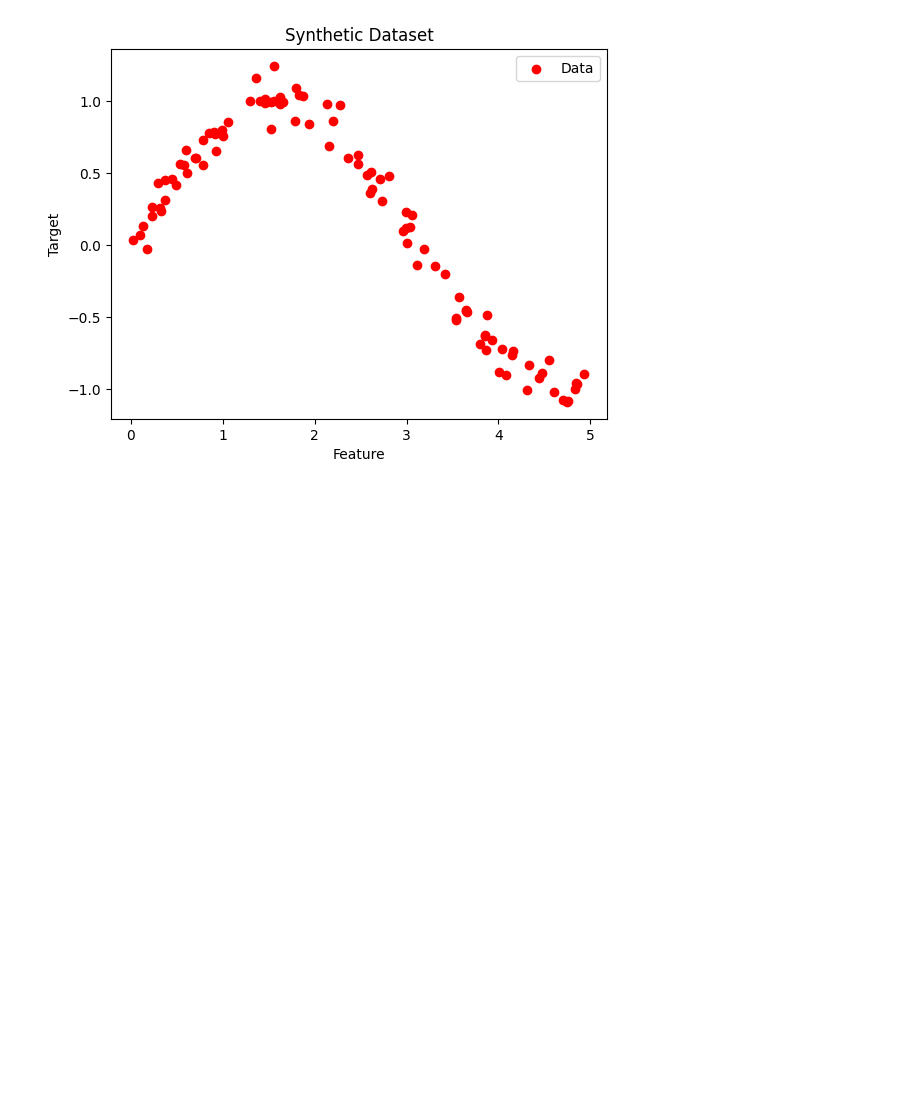
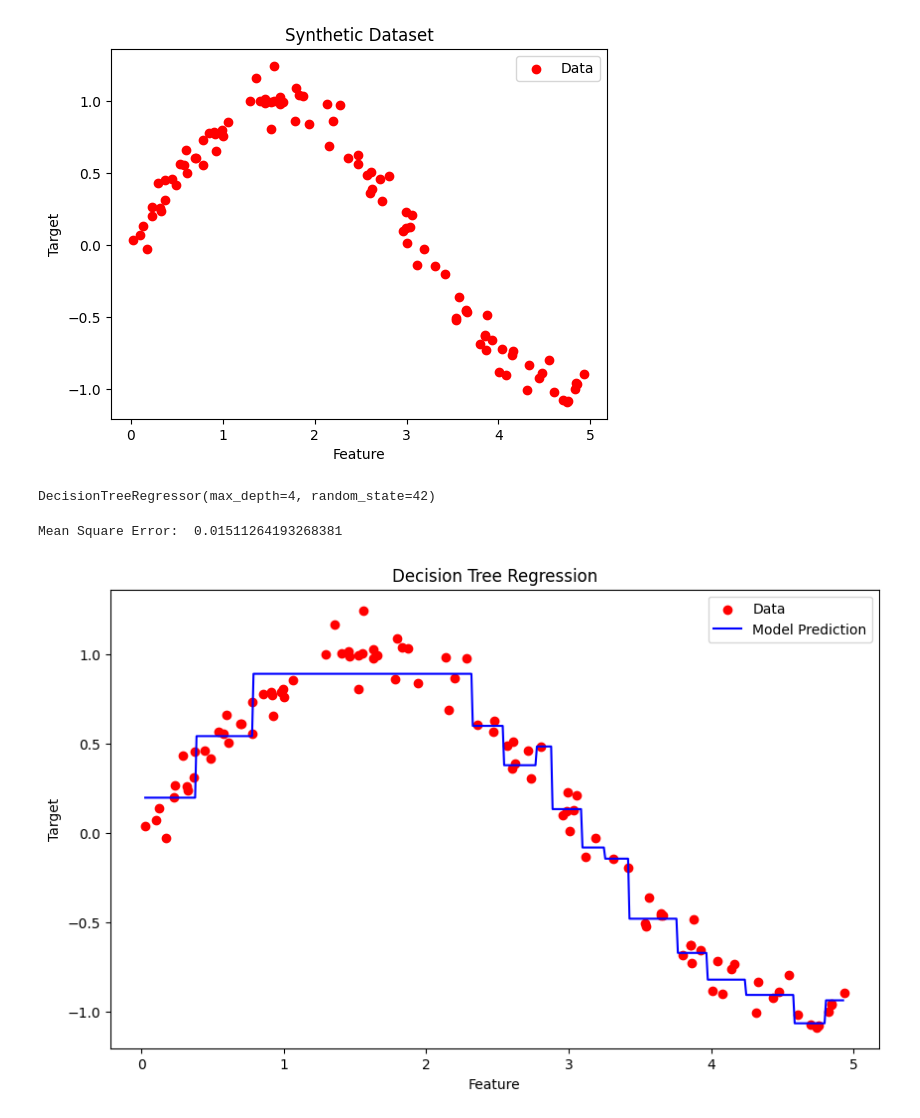
Before and after one commit to dipak1920basnet/Decision_Tree, a Jupyter notebook: decision_tree_regression.ipynb, the cells around one changed output. Cells and saved outputs as stored; diff of their text form; code cells hidden in the pictures; blank space fills up the shorter version.

Commit message:
visualize the tree

```diff
--- a/decision_tree_regression.ipynb
+++ b/decision_tree_regression.ipynb
@@ -24,3 +24,7 @@ plt.show()
 X_train, X_test, y_train, y_test = train_test_split(X,y,random_state=42,test_size=0.3)
 # %%
 regressor = DecisionTreeRegressor(max_depth=4, random_state=42)
+# %%
+regressor.fit(X_train,y_train)
+# %% [output]
+DecisionTreeRegressor(max_depth=4, random_state=42)
@@ -26,0 +35,4 @@ regressor = DecisionTreeRegressor(max_depth=4, random_state=42)
+# %%
+print("Mean Square Error: ", model_performance)
+# %% [output]
+Mean Square Error:  0.01511264193268381
@@ -26,0 +41,14 @@ regressor = DecisionTreeRegressor(max_depth=4, random_state=42)
+# %%
+X_grid = np.arange(min(X), max(X), 0.01)[:, np.newaxis]
+y_grid_pred = regressor.predict(X_grid)
+
+plt.figure(figsize=(10, 6))
+plt.scatter(X, y, color='red', label='Data')
+plt.plot(X_grid, y_grid_pred, color='blue', label='Model Prediction')
+plt.title("Decision Tree Regression")
+plt.xlabel("Feature")
+plt.ylabel("Target")
+plt.legend()
+plt.show()
+# %% [output]
+[figure, added]
```
Also changed, not shown: parts of 4 cells of this notebook.
